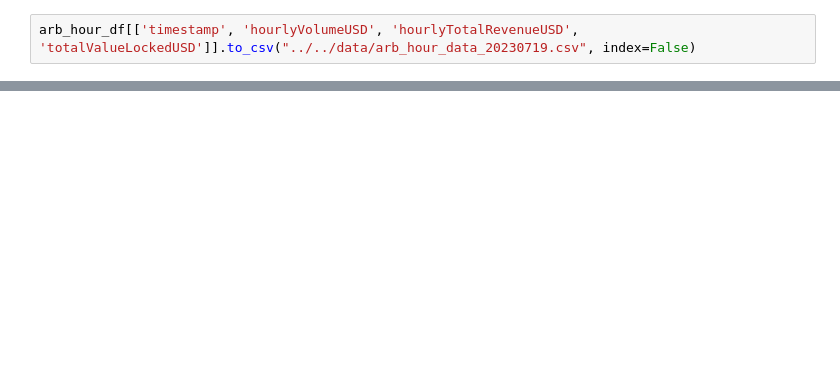
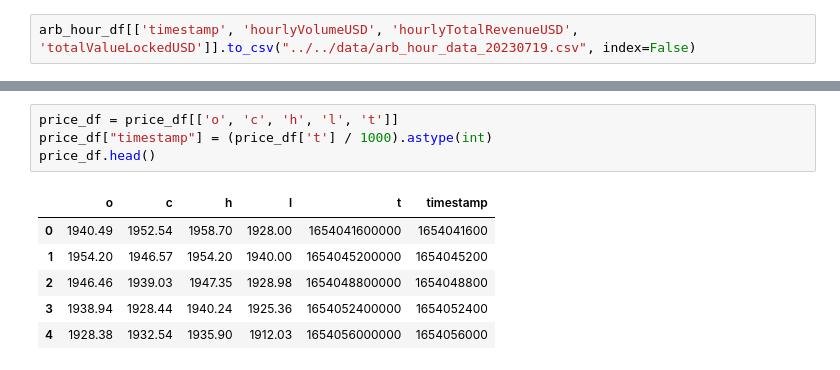
Before and after one commit to zhant09/uniswap-v3-analysis, a Jupyter notebook: notebooks/liquidity_provider/arb_eth_usdc_small_interval.ipynb, the cells around one changed output, grey strips where cells are left out. Drawn from its saved outputs; the diff is of its cells as text; blank space fills up the shorter version.

```diff
--- a/notebooks/liquidity_provider/arb_eth_usdc_small_interval.ipynb
+++ b/notebooks/liquidity_provider/arb_eth_usdc_small_interval.ipynb
@@ -186,0 +199,11 @@ price_df.head()
+# %%
+price_df = price_df[['o', 'c', 'h', 'l', 't']]
+price_df["timestamp"] = (price_df['t'] / 1000).astype(int)
+price_df.head()
+# %% [output]
+|  | o | c | h | l | t | timestamp |
+| 0 | 1940.49 | 1952.54 | 1958.70 | 1928.00 | 1654041600000 | 1654041600 |
+| 1 | 1954.20 | 1946.57 | 1954.20 | 1940.00 | 1654045200000 | 1654045200 |
+| 2 | 1946.46 | 1939.03 | 1947.35 | 1928.98 | 1654048800000 | 1654048800 |
+| 3 | 1938.94 | 1928.44 | 1940.24 | 1925.36 | 1654052400000 | 1654052400 |
+| 4 | 1928.38 | 1932.54 | 1935.90 | 1912.03 | 1654056000000 | 1654056000 |
```
Also changed, not shown: parts of 10 cells of this notebook, 1 other file.
